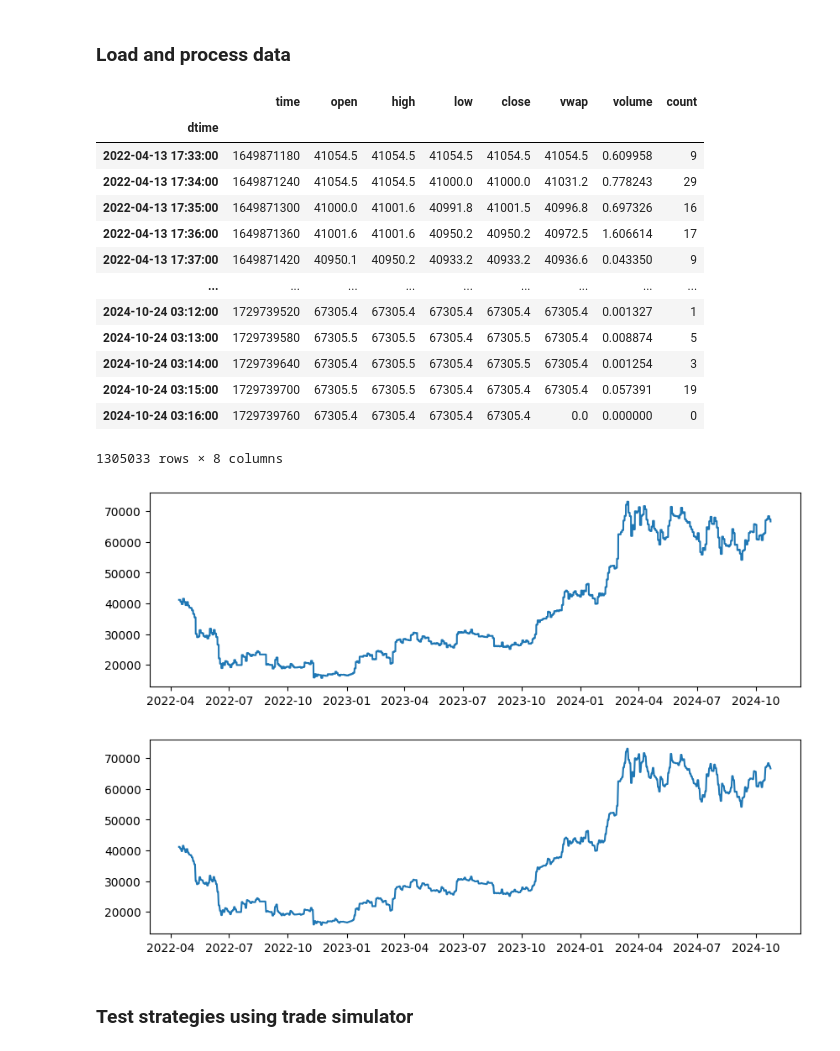
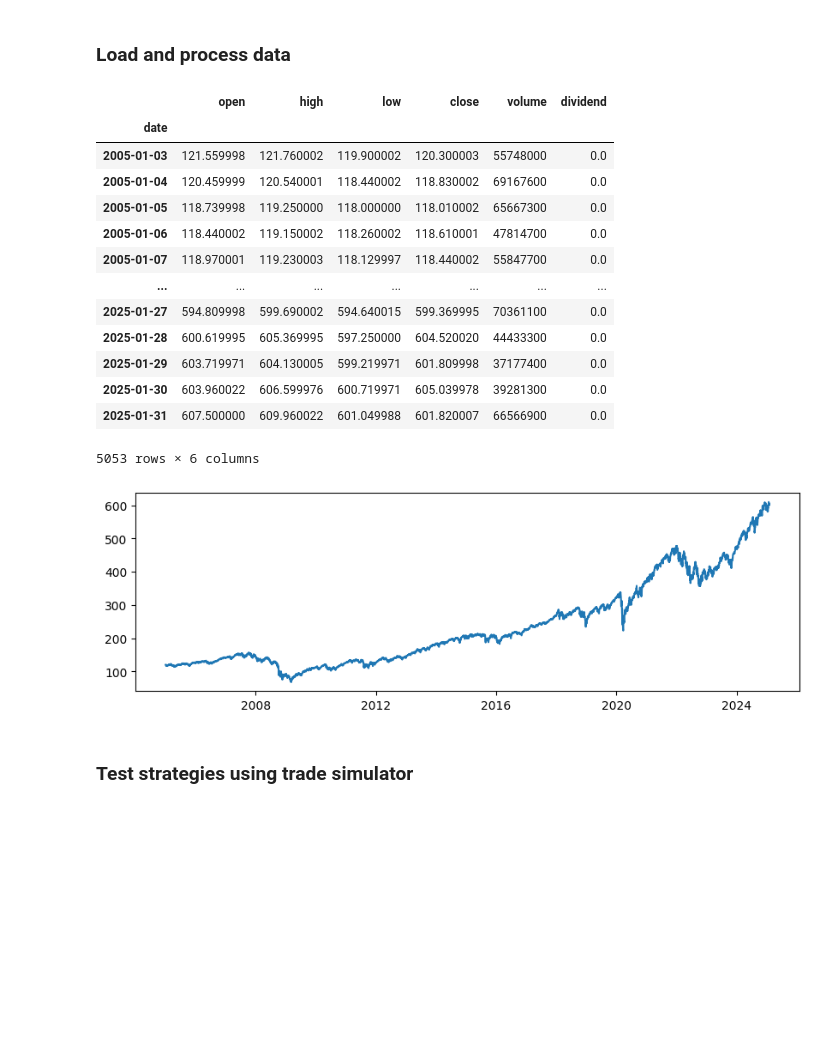
Before and after one commit to Flishworks/AlgoTrading, a Jupyter notebook: backtester/strategy_testing.ipynb, the cells around one changed output. Drawn from its saved outputs; the diff is of its cells as text; code cells hidden in the pictures; blank space fills up the shorter version.

```diff
--- a/backtester/strategy_testing.ipynb
+++ b/backtester/strategy_testing.ipynb
@@ -18,10 +19,17 @@ plt.rcParams['figure.figsize'] = [10, 3]
 # %% [markdown]
 ### Load and process data
 # %%
-price_data = pd.read_csv(os.path.join('..', 'data', 'scraped_OHLC_10-23-2024', 'BTCUSD.csv'))
-price_data['dtime'] = pd.to_datetime(price_data['dtime'], format='%Y-%m-%d %H:%M:%S')
-price_data.set_index('dtime', inplace = True)
+# for local crypto data
+# price_data = pd.read_csv(os.path.join('..', 'data', 'scraped_OHLC_10-23-2024', 'BTCUSD.csv'))
+
+# price_data['dtime'] = pd.to_datetime(price_data['dtime'], format='%Y-%m-%d %H:%M:%S')
+# price_data.set_index('dtime', inplace = True)
+# price_data.dropna(inplace = True)
+
+# for obb data
+price_data = obb.equity.price.historical(symbol="spy", provider="yfinance", start_date="2005-01-02", interval='1d').to_df()
 price_data.dropna(inplace = True)
+
 
 # price_data = pd.read_pickle(os.path.join('..', 'data', 'SOL', "SOLUSD_price-volume_minute.pickle"))
 # price_data
@@ -31,31 +39,30 @@ price_data.dropna(inplace = True)
 
 price_data
 # %% [output]
-|  | time | open | high | low | close | vwap | volume | count |
-| dtime |  |  |  |  |  |  |  |  |
-| 2022-04-13 17:33:00 | 1649871180 | 41054.5 | 41054.5 | 41054.5 | 41054.5 | 41054.5 | 0.609958 | 9 |
-| 2022-04-13 17:34:00 | 1649871240 | 41054.5 | 41054.5 | 41000.0 | 41000.0 | 41031.2 | 0.778243 | 29 |
-| 2022-04-13 17:35:00 | 1649871300 | 41000.0 | 41001.6 | 40991.8 | 41001.5 | 40996.8 | 0.697326 | 16 |
-| 2022-04-13 17:36:00 | 1649871360 | 41001.6 | 41001.6 | 40950.2 | 40950.2 | 40972.5 | 1.606614 | 17 |
-| 2022-04-13 17:37:00 | 1649871420 | 40950.1 | 40950.2 | 40933.2 | 40933.2 | 40936.6 | 0.043350 | 9 |
-| ... | ... | ... | ... | ... | ... | ... | ... | ... |
-| 2024-10-24 03:12:00 | 1729739520 | 67305.4 | 67305.4 | 67305.4 | 67305.4 | 67305.4 | 0.001327 | 1 |
-| 2024-10-24 03:13:00 | 1729739580 | 67305.5 | 67305.5 | 67305.4 | 67305.5 | 67305.4 | 0.008874 | 5 |
-| 2024-10-24 03:14:00 | 1729739640 | 67305.4 | 67305.5 | 67305.4 | 67305.5 | 67305.4 | 0.001254 | 3 |
-| 2024-10-24 03:15:00 | 1729739700 | 67305.5 | 67305.5 | 67305.4 | 67305.4 | 67305.4 | 0.057391 | 19 |
-| 2024-10-24 03:16:00 | 1729739760 | 67305.4 | 67305.4 | 67305.4 | 67305.4 | 0.0 | 0.000000 | 0 |
+|  | open | high | low | close | volume | dividend |
+| date |  |  |  |  |  |  |
+| 2005-01-03 | 121.559998 | 121.760002 | 119.900002 | 120.300003 | 55748000 | 0.0 |
+| 2005-01-04 | 120.459999 | 120.540001 | 118.440002 | 118.830002 | 69167600 | 0.0 |
+| 2005-01-05 | 118.739998 | 119.250000 | 118.000000 | 118.010002 | 65667300 | 0.0 |
+| 2005-01-06 | 118.440002 | 119.150002 | 118.260002 | 118.610001 | 47814700 | 0.0 |
+| 2005-01-07 | 118.970001 | 119.230003 | 118.129997 | 118.440002 | 55847700 | 0.0 |
+| ... | ... | ... | ... | ... | ... | ... |
+| 2025-01-27 | 594.809998 | 599.690002 | 594.640015 | 599.369995 | 70361100 | 0.0 |
+| 2025-01-28 | 600.619995 | 605.369995 | 597.250000 | 604.520020 | 44433300 | 0.0 |
+| 2025-01-29 | 603.719971 | 604.130005 | 599.219971 | 601.809998 | 37177400 | 0.0 |
+| 2025-01-30 | 603.960022 | 606.599976 | 600.719971 | 605.039978 | 39281300 | 0.0 |
+| 2025-01-31 | 607.500000 | 609.960022 | 601.049988 | 601.820007 | 66566900 | 0.0 |
-1305033 rows × 8 columns
+5053 rows × 6 columns
 # %%
-plt.plot(price_data['open'])
+plt.plot(price_data['close'])
 plt.show()
 
-# resample to 15 minutes
-price_data = utils.ohlc_resampler(price_data, '24h')
-plt.plot(price_data['open'])
-plt.show()
+# resample
+# price_data = utils.ohlc_resampler(price_data, '24h')
+# plt.plot(price_data['open'])
+# plt.show()
 # %% [output]
-[figure, old version]
+[figure, new version]
-[figure, removed]
 # %%
 # x_new = [price_data['open'].iloc[0]]
 # for i in range(len(price_data) - 1):
```
Also changed, not shown: parts of 3 cells of this notebook, 27 other files.
